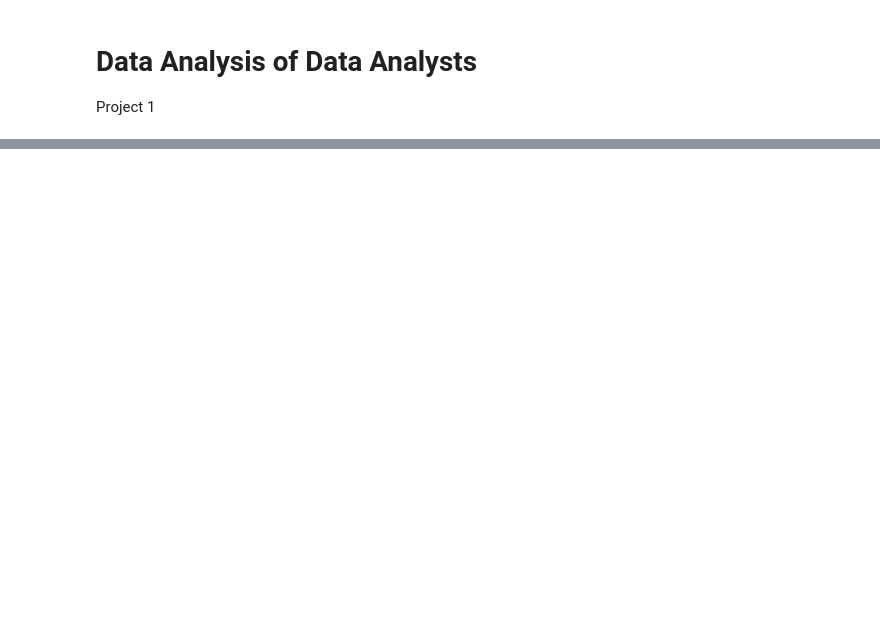
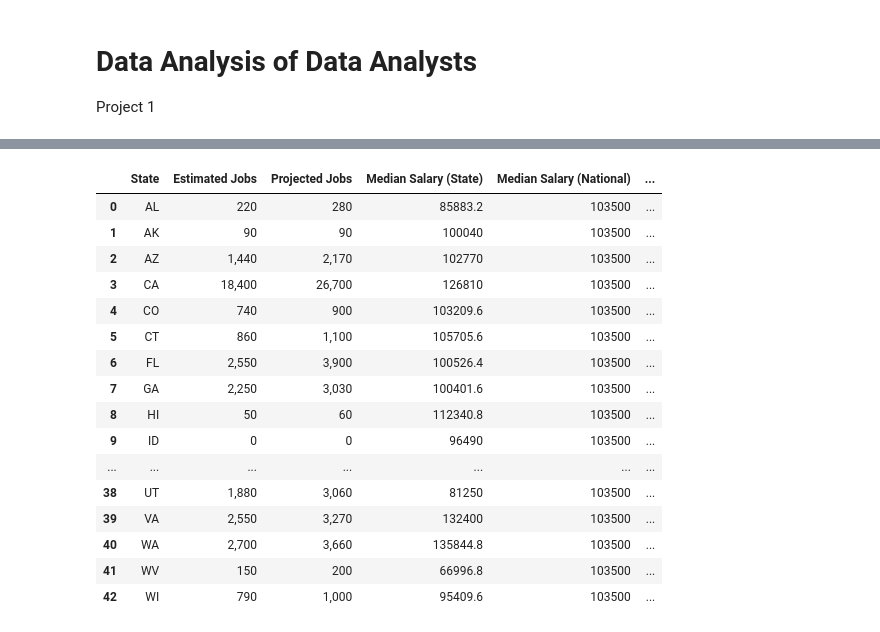
Before and after one commit to peatk/Group3_Project_-1, a Jupyter notebook: DataAnalysisDataAnalysts.ipynb, the cells around one changed output, grey strips where cells are left out. Cells and saved outputs as stored; diff of their text form; code cells hidden in the pictures; blank space fills up the shorter version.

```diff
--- a/DataAnalysisDataAnalysts.ipynb
+++ b/DataAnalysisDataAnalysts.ipynb
@@ -63,0 +235,30 @@ response
+# %%
+# def annual_pay_calculator (hourly_wage):
+#     annual_pay =(pay*40)*52
+#     return annual_pay
+
+for index, row in states_df.iterrows():
+    pay = float(states_df.loc[index,"Median Salary (State)"])
+    if pay < 100:
+        annual_pay =(pay*40)*52
+        states_df.loc[index,"Median Salary (State)"] = annual_pay
+
+states_df
+# %% [output]
+|  | State | Estimated Jobs | Projected Jobs | Median Salary (State) | Median Salary (National) | ... |
+| 0 | AL | 220 | 280 | 85883.2 | 103500 | ... |
+| 1 | AK | 90 | 90 | 100040 | 103500 | ... |
+| 2 | AZ | 1,440 | 2,170 | 102770 | 103500 | ... |
+| 3 | CA | 18,400 | 26,700 | 126810 | 103500 | ... |
+| 4 | CO | 740 | 900 | 103209.6 | 103500 | ... |
+| 5 | CT | 860 | 1,100 | 105705.6 | 103500 | ... |
+| 6 | FL | 2,550 | 3,900 | 100526.4 | 103500 | ... |
+| 7 | GA | 2,250 | 3,030 | 100401.6 | 103500 | ... |
+| 8 | HI | 50 | 60 | 112340.8 | 103500 | ... |
+| 9 | ID | 0 | 0 | 96490 | 103500 | ... |
+| ... | ... | ... | ... | ... | ... | ... |
+| 38 | UT | 1,880 | 3,060 | 81250 | 103500 | ... |
+| 39 | VA | 2,550 | 3,270 | 132400 | 103500 | ... |
+| 40 | WA | 2,700 | 3,660 | 135844.8 | 103500 | ... |
+| 41 | WV | 150 | 200 | 66996.8 | 103500 | ... |
+| 42 | WI | 790 | 1,000 | 95409.6 | 103500 | ... |
```
Also changed, not shown: parts of 6 cells of this notebook.
